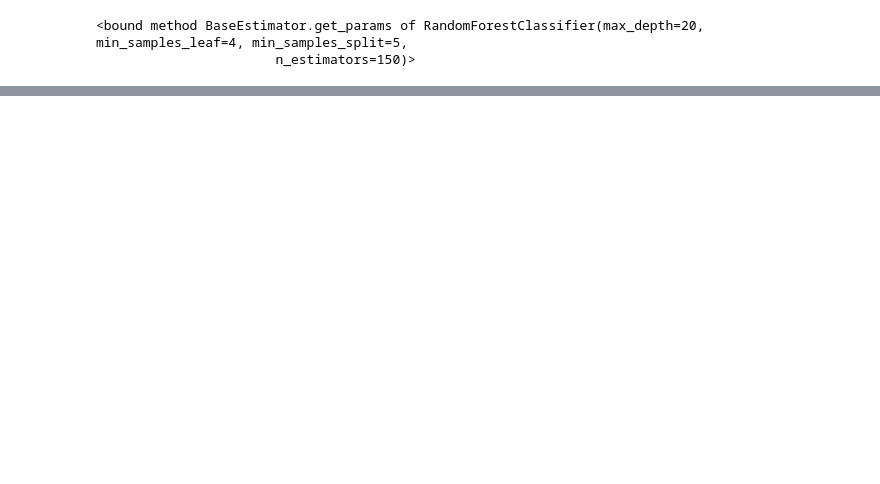
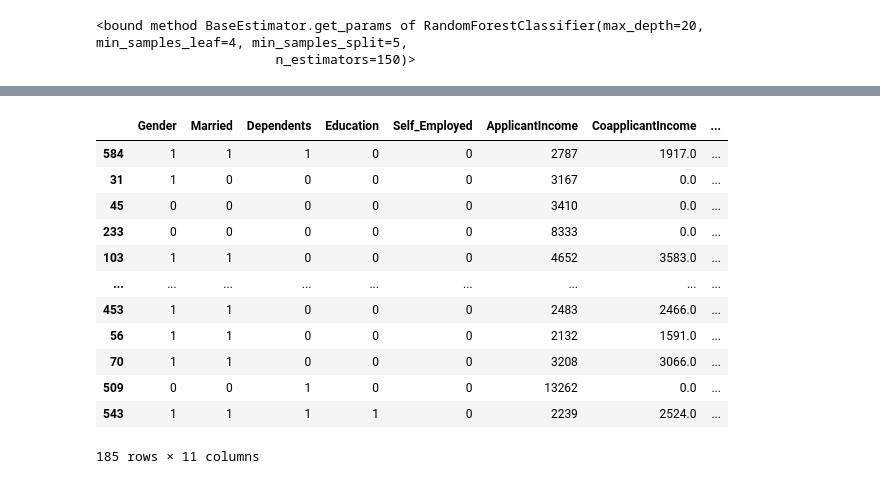
Before and after one commit to Mastersai16/Loan-Aproval-system, a Jupyter notebook: loanapproval.ipynb, the cells around one changed output, grey strips where cells are left out. Drawn from its saved outputs; the diff is of its cells as text; code cells hidden in the pictures; blank space fills up the shorter version.

```diff
--- a/loanapproval.ipynb
+++ b/loanapproval.ipynb
@@ -457,0 +488,16 @@ rf2.get_params
+# %%
+X_test
+# %% [output]
+|  | Gender | Married | Dependents | Education | Self_Employed | ApplicantIncome | CoapplicantIncome | ... |
+| 584 | 1 | 1 | 1 | 0 | 0 | 2787 | 1917.0 | ... |
+| 31 | 1 | 0 | 0 | 0 | 0 | 3167 | 0.0 | ... |
+| 45 | 0 | 0 | 0 | 0 | 0 | 3410 | 0.0 | ... |
+| 233 | 0 | 0 | 0 | 0 | 0 | 8333 | 0.0 | ... |
+| 103 | 1 | 1 | 0 | 0 | 0 | 4652 | 3583.0 | ... |
+| ... | ... | ... | ... | ... | ... | ... | ... | ... |
+| 453 | 1 | 1 | 0 | 0 | 0 | 2483 | 2466.0 | ... |
+| 56 | 1 | 1 | 0 | 0 | 0 | 2132 | 1591.0 | ... |
+| 70 | 1 | 1 | 0 | 0 | 0 | 3208 | 3066.0 | ... |
+| 509 | 0 | 0 | 1 | 0 | 0 | 13262 | 0.0 | ... |
+| 543 | 1 | 1 | 1 | 1 | 0 | 2239 | 2524.0 | ... |
+185 rows × 11 columns
```
Also changed, not shown: parts of 20 cells of this notebook, 8 other files.
